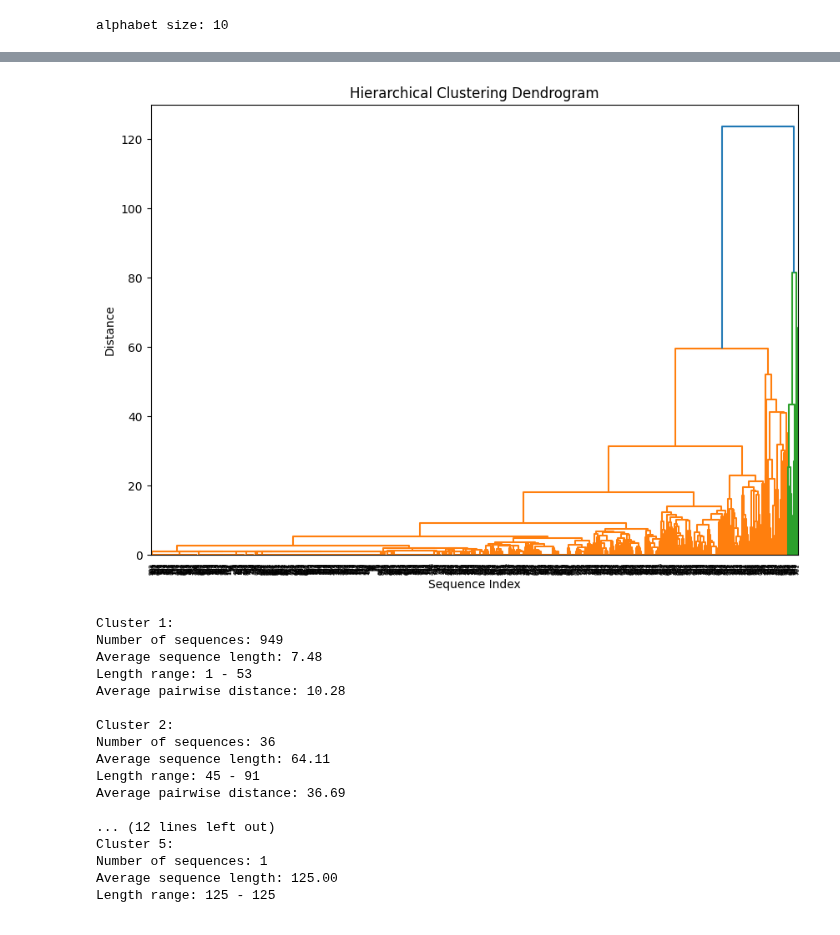
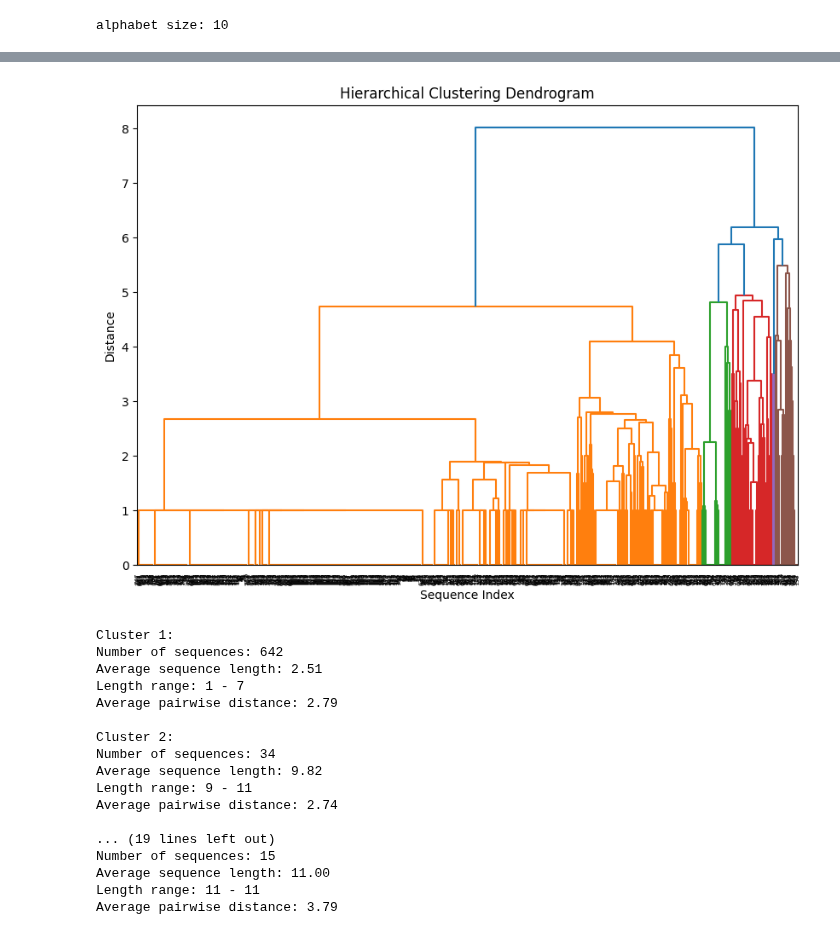
Before and after one commit to spicadust/Project_PerMed, a Jupyter notebook: notebooks/pattern/pattern_score.ipynb, the cells around one changed output, grey strips where cells are left out. Cells and saved outputs as stored; diff of their text form; code cells hidden in the pictures.

```diff
--- a/notebooks/pattern/pattern_score.ipynb
+++ b/notebooks/pattern/pattern_score.ipynb
@@ -80,3 +104,10 @@ df_n06a[df_n06a["eid"] == eids[10]]
+# %%
+# keep only sequences within the 25th to 75th percentile
+sequences = [
+    sequence
+    for sequence in sequences
+    if len(sequence) >= int(q_values[0]) and len(sequence) <= int(q_values[2])
+]
 # %%
 def sequence_edit_distance(seq1: list, seq2: list) -> int:
     """
@@ -115,6 +146,9 @@ def sequence_edit_distance(seq1: list, seq2: list) -> int:
     return dp[m][n]
 
 
+sequence1 = sequences[0]
+sequence2 = sequences[1]
+
 # Example usage:
 distance = sequence_edit_distance(sequence1, sequence2)
 print(f"Edit distance between {sequence1} and {sequence2}: {distance}")
@@ -175,14 +209,3 @@ def cluster_sequences(sequences: list, n_clusters: int = 5):
     plt.show()
 
     return clusters
-
-
-# Option 1: Cluster by number of clusters
-clusters = cluster_sequences(sequences, n_clusters=5)
-
-# Analyze results
-print(f"Number of clusters: {len(np.unique(clusters))}")
-for cluster_id in np.unique(clusters):
-    cluster_members = np.where(clusters == cluster_id)[0]
-    print(f"\nCluster {cluster_id} has {len(cluster_members)} sequences:")
-    print(f"Sequence indices: {cluster_members}")
@@ -213,52 +217,52 @@ def analyze_clusters(sequences: list, clusters: np.ndarray):
     unique_clusters = np.unique(clusters)
 
     for cluster_id in unique_clusters:
         # Get sequences in this cluster
         cluster_indices = np.where(clusters == cluster_id)[0]
         cluster_sequences = [sequences[i] for i in cluster_indices]
 
         # Calculate some statistics
         lengths = [len(seq) for seq in cluster_sequences]
 
         print(f"\nCluster {cluster_id}:")
         print(f"Number of sequences: {len(cluster_sequences)}")
         print(f"Average sequence length: {np.mean(lengths):.2f}")
         print(f"Length range: {min(lengths)} - {max(lengths)}")
 
         # Calculate average pairwise distance within cluster
         if len(cluster_sequences) > 1:
             distances = []
             for i in range(len(cluster_sequences)):
                 for j in range(i + 1, len(cluster_sequences)):
                     dist = sequence_edit_distance(
                         cluster_sequences[i], cluster_sequences[j]
                     )
                     distances.append(dist)
             print(f"Average pairwise distance: {np.mean(distances):.2f}")
 
 
 # Use it after clustering
-clusters = cluster_sequences(sequences, n_clusters=5)
+clusters = cluster_sequences(sequences, n_clusters=6)
 analyze_clusters(sequences, clusters)
 # %% [output]
-[figure, old version]
+[figure, new version]
 Cluster 1:
-Number of sequences: 949
-Average sequence length: 7.48
-Length range: 1 - 53
-Average pairwise distance: 10.28
+Number of sequences: 642
+Average sequence length: 2.51
+Length range: 1 - 7
+Average pairwise distance: 2.79
 
 Cluster 2:
-Number of sequences: 36
-Average sequence length: 64.11
-Length range: 45 - 91
-Average pairwise distance: 36.69
+Number of sequences: 34
+Average sequence length: 9.82
+Length range: 9 - 11
+Average pairwise distance: 2.74
 
-... (12 lines left out)
-Cluster 5:
-Number of sequences: 1
-Average sequence length: 125.00
-Length range: 125 - 125
+... (19 lines left out)
+Number of sequences: 15
+Average sequence length: 11.00
+Length range: 11 - 11
+Average pairwise distance: 3.79
 # %%
 from sklearn.manifold import MDS
 import seaborn as sns
```
Also changed, not shown: parts of 8 cells of this notebook.
